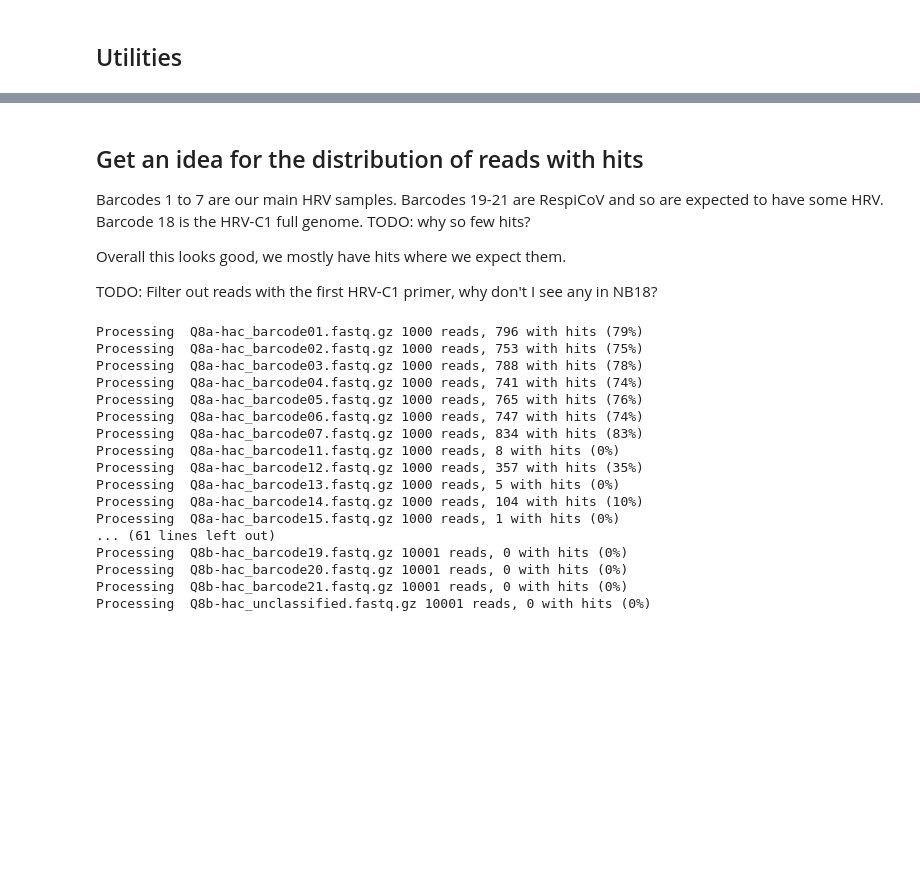
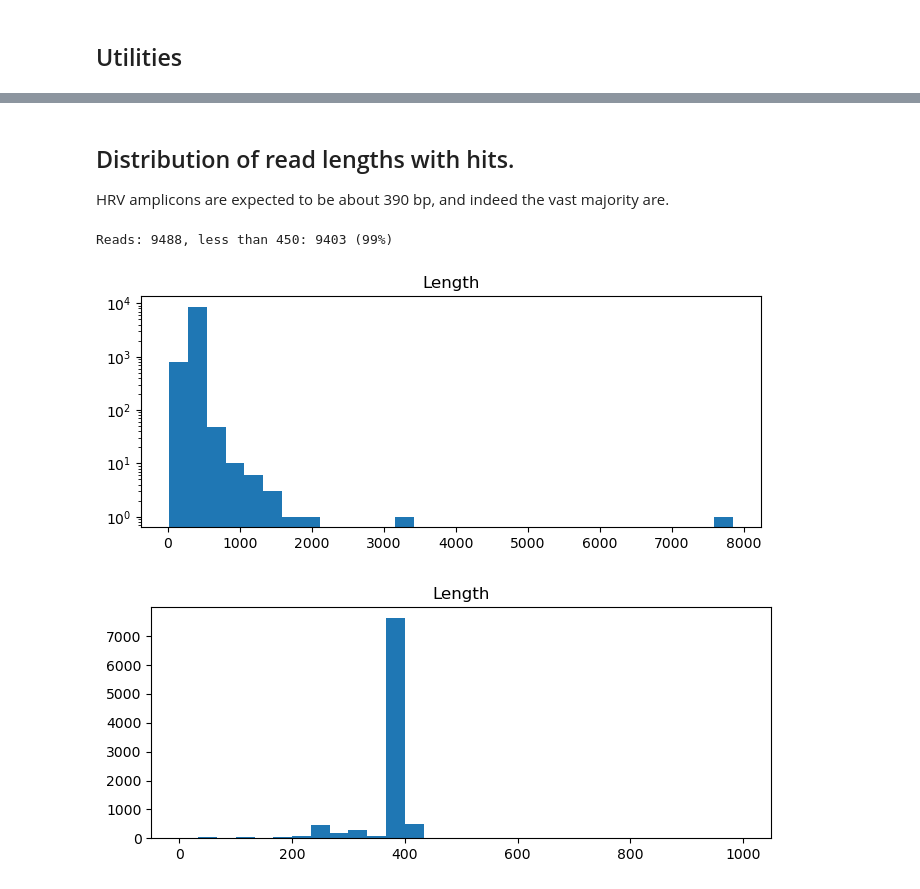
Before and after one commit to RByers/RespiCov-analyze, a Jupyter notebook: Q8AnalyzeHRV.ipynb, the cells around one changed output, grey strips where cells are left out. Cells and saved outputs as stored; diff of their text form; code cells hidden in the pictures; blank space fills up the shorter version.

Commit message:
Q8Analyze - done filter criteria

```diff
--- a/Q8AnalyzeHRV.ipynb
+++ b/Q8AnalyzeHRV.ipynb
@@ -196,38 +204,25 @@ pd.DataFrame({'Score': mrs}).hist(figsize=(8,3), bins=8, grid=False);
-# %% [markdown]
-## Get an idea for the distribution of reads with hits
-
-Barcodes 1 to 7 are our main HRV samples.
-Barcodes 19-21 are RespiCoV and so are expected to have some HRV.
-Barcode 18 is the HRV-C1 full genome. TODO: why so few hits?
-
-Overall this looks good, we mostly have hits where we expect them.
-
-TODO: Filter out reads with the first HRV-C1 primer, why don't I see any in NB18?
-# %%
-hitCount = 0
-for (file, hits) in getAllPrimerHits(maxReadsPerFile=1000, progress=True):
-    hitCount += len(hits)
-
-print("Total hits:", hitCount)
-
-# Make sure there's not some sort of big positional / time bias
-for (file, hits) in getAllPrimerHits(maxReadsPerFile=1000, progress=True, skipReads=10000):
-    hitCount += len(hits)
-# %% [output]
-Processing  Q8a-hac_barcode01.fastq.gz 1000 reads, 796 with hits (79%)
-Processing  Q8a-hac_barcode02.fastq.gz 1000 reads, 753 with hits (75%)
-Processing  Q8a-hac_barcode03.fastq.gz 1000 reads, 788 with hits (78%)
-Processing  Q8a-hac_barcode04.fastq.gz 1000 reads, 741 with hits (74%)
-Processing  Q8a-hac_barcode05.fastq.gz 1000 reads, 765 with hits (76%)
-Processing  Q8a-hac_barcode06.fastq.gz 1000 reads, 747 with hits (74%)
-Processing  Q8a-hac_barcode07.fastq.gz 1000 reads, 834 with hits (83%)
-Processing  Q8a-hac_barcode11.fastq.gz 1000 reads, 8 with hits (0%)
-Processing  Q8a-hac_barcode12.fastq.gz 1000 reads, 357 with hits (35%)
-Processing  Q8a-hac_barcode13.fastq.gz 1000 reads, 5 with hits (0%)
-Processing  Q8a-hac_barcode14.fastq.gz 1000 reads, 104 with hits (10%)
-Processing  Q8a-hac_barcode15.fastq.gz 1000 reads, 1 with hits (0%)
-... (61 lines left out)
-Processing  Q8b-hac_barcode19.fastq.gz 10001 reads, 0 with hits (0%)
-Processing  Q8b-hac_barcode20.fastq.gz 10001 reads, 0 with hits (0%)
-Processing  Q8b-hac_barcode21.fastq.gz 10001 reads, 0 with hits (0%)
-Processing  Q8b-hac_unclassified.fastq.gz 10001 reads, 0 with hits (0%)
+# %% [markdown]
+## Distribution of read lengths with hits.
+
+HRV amplicons are expected to be about 390 bp, and indeed the vast majority are.
+# %%
+lens = []
+reads = 0
+lessThan450 = 0
+for (read, hits) in getPrimerHits("Q8a-hac_barcode01.fastq.gz", maxReadsPerFile=10000):
+    reads += 1
+    if len(read) < 450:
+        lessThan450 += 1
+    lens.append(len(read))
+
+print("Reads: %d, less than 450: %d (%d%%)" % (reads, lessThan450, 100*lessThan450/reads))
+
+pd.DataFrame({'Length': lens}).hist(figsize=(8,3), bins=30, grid=False, log=True)
+plt.show()
+
+pd.DataFrame({'Length': lens}).hist(figsize=(8,3), bins=30, grid=False, range=(0, 1000))
+plt.show()
+# %% [output]
+Reads: 9488, less than 450: 9403 (99%)
+[figure, added]
+[figure, added]
```
Also changed, not shown: parts of 11 cells of this notebook.
